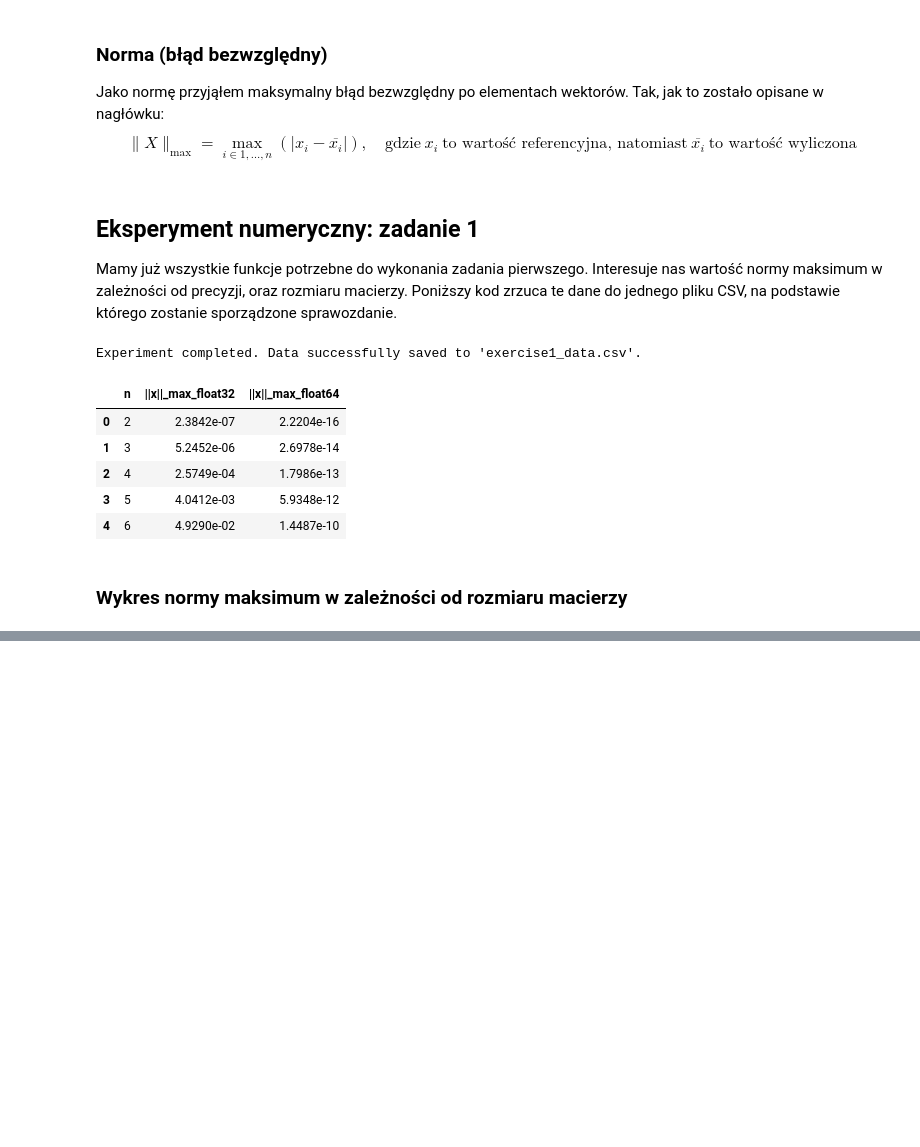
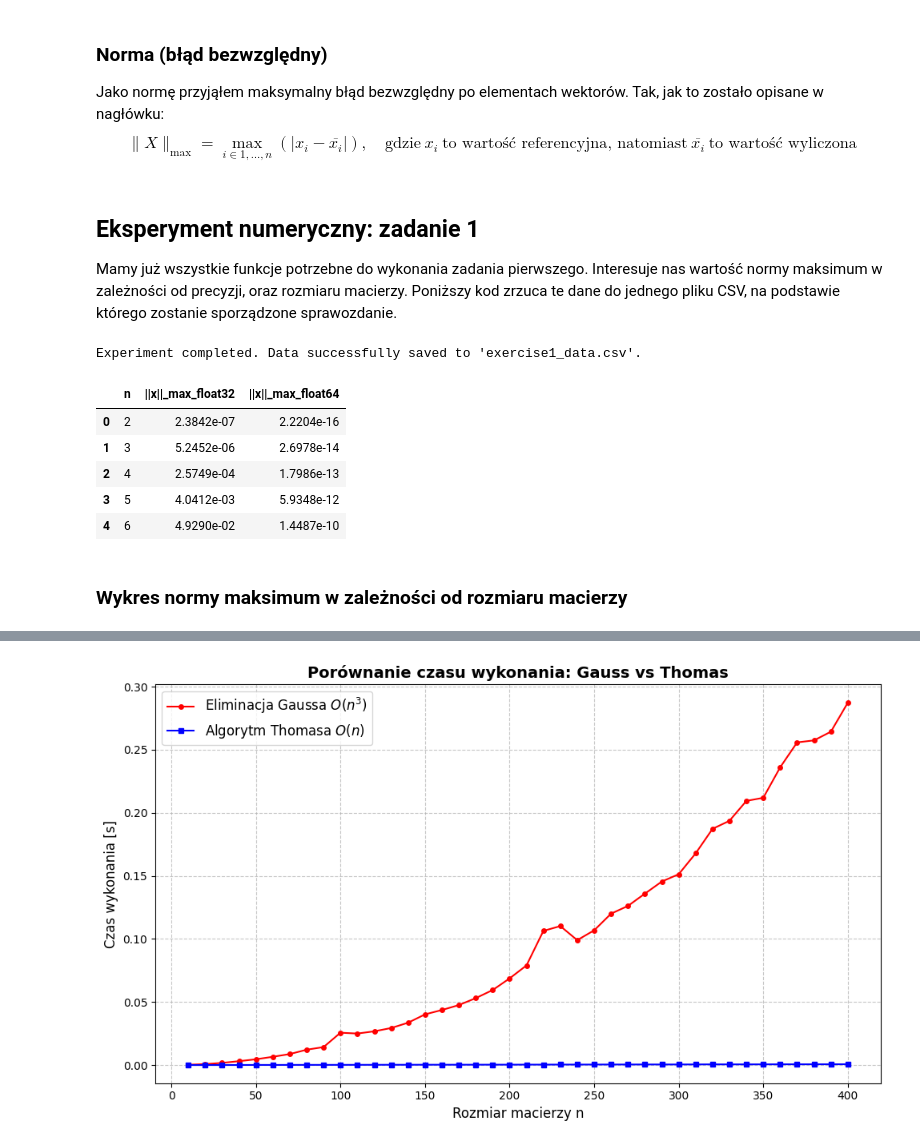
Before and after one commit to Veexeq/MOwNiT, a Jupyter notebook: lab8-linear-systems/main.ipynb, the cells around one changed output, grey strips where cells are left out. Drawn from its saved outputs; the diff is of its cells as text; code cells hidden in the pictures; blank space fills up the shorter version.

```diff
--- a/lab8-linear-systems/main.ipynb
+++ b/lab8-linear-systems/main.ipynb
@@ -28,11 +28,15 @@ $$
 import numpy as np
 import pandas as pd
 import matplotlib.pyplot as plt
+import time
+import tracemalloc
 
 from typing import Type, List, Dict, Any
 from pathlib import Path
 
 SEED = 11052026
+K = 6
+M = 5
 # %%
 def generate_first_matrix(n: int, precision: Type[np.number] = np.float64) -> np.ndarray:
     """
@@ -356,0 +896,77 @@ Saved plot to: plots\exercise1_max_norm_n.png
+# %%
+def plot_execution_time_comparison(max_n: int = 400, step: int = 10) -> None:
+    """
+    Measures and plots the execution time of Gaussian Elimination vs Thomas Algorithm.
+    Generates a dense grid of n values to clearly demonstrate the O(n^3) vs O(n)
+    asymptotic behavior. Saves the plot directly to an image file.
+
+    Parameters:
+    ----------
+    max_n : int
+        The maximum matrix size to test (default 400).
+    step : int
+        The step size for the n grid (default 10).
+    """
+    n_values = list(range(10, max_n + 1, step))
+    time_gauss = []
+    time_thomas = []
+
+    print(f"Starting time comparison experiment up to n={max_n}...")
+
+    for n in n_values:
+        # We use float64 as the baseline to show algorithmic complexity
+        precision = np.float64
+
+        # 1. Setup inputs
+        A = generate_third_matrix(n, precision)
+        x_ref = generate_x_vector(n, precision)
+        b = calculate_b_vector(A, x_ref)
+
+        diag_a = np.diag(A, k=-1)
+        diag_b = np.diag(A, k=0)
+        diag_c = np.diag(A, k=1)
+
+        # 2. Measure Gaussian Elimination Time O(n^3)
+        start_gauss = time.perf_counter()
+        _ = gaussian_elimination(A, b, precision)
+        end_gauss = time.perf_counter()
+        time_gauss.append(end_gauss - start_gauss)
+
+        # 3. Measure Thomas Algorithm Time O(n)
+        start_thomas = time.perf_counter()
+        _ = thomas_algorithm(diag_a, diag_b, diag_c, b, precision)
+        end_thomas = time.perf_counter()
+        time_thomas.append(end_thomas - start_thomas)
+
+        # Progress indicator for the console
+        if n % 50 == 0:
+            print(f"Processed n = {n}/{max_n}")
+
+    # 4. Generate the Plot
+    plt.figure(figsize=(10, 6))
+
+    # Plotting both series
+    plt.plot(n_values, time_gauss, marker='o', markersize=4, linestyle='-', color='red', label='Eliminacja Gaussa $O(n^3)$')
+    plt.plot(n_values, time_thomas, marker='s', markersize=4, linestyle='-', color='blue', label='Algorytm Thomasa $O(n)$')
+
+    # Styling
+    plt.title('Porównanie czasu wykonania: Gauss vs Thomas', fontsize=14, fontweight='bold')
+    plt.xlabel('Rozmiar macierzy n', fontsize=12)
+    plt.ylabel('Czas wykonania [s]', fontsize=12)
+
+    plt.grid(True, linestyle="--", alpha=0.7)
+    plt.legend(fontsize=12)
+    plt.tight_layout()
+
+    # 5. Save the Plot
+    output_path = Path("plots/exercise3_time_comparison.png")
+    output_path.parent.mkdir(parents=True, exist_ok=True)
+
+    plt.savefig(output_path, dpi=300, bbox_inches='tight')
+    print(f"Plot successfully generated and saved to: {output_path}")
+    plt.show()
+
+    plt.close()
+
+plot_execution_time_comparison(max_n=400, step=10)
+# %% [output]
@@ -356,0 +983 @@ Saved plot to: plots\exercise1_max_norm_n.png
+[figure, added]
```
Also changed, not shown: parts of 17 cells of this notebook, 13 other files.
